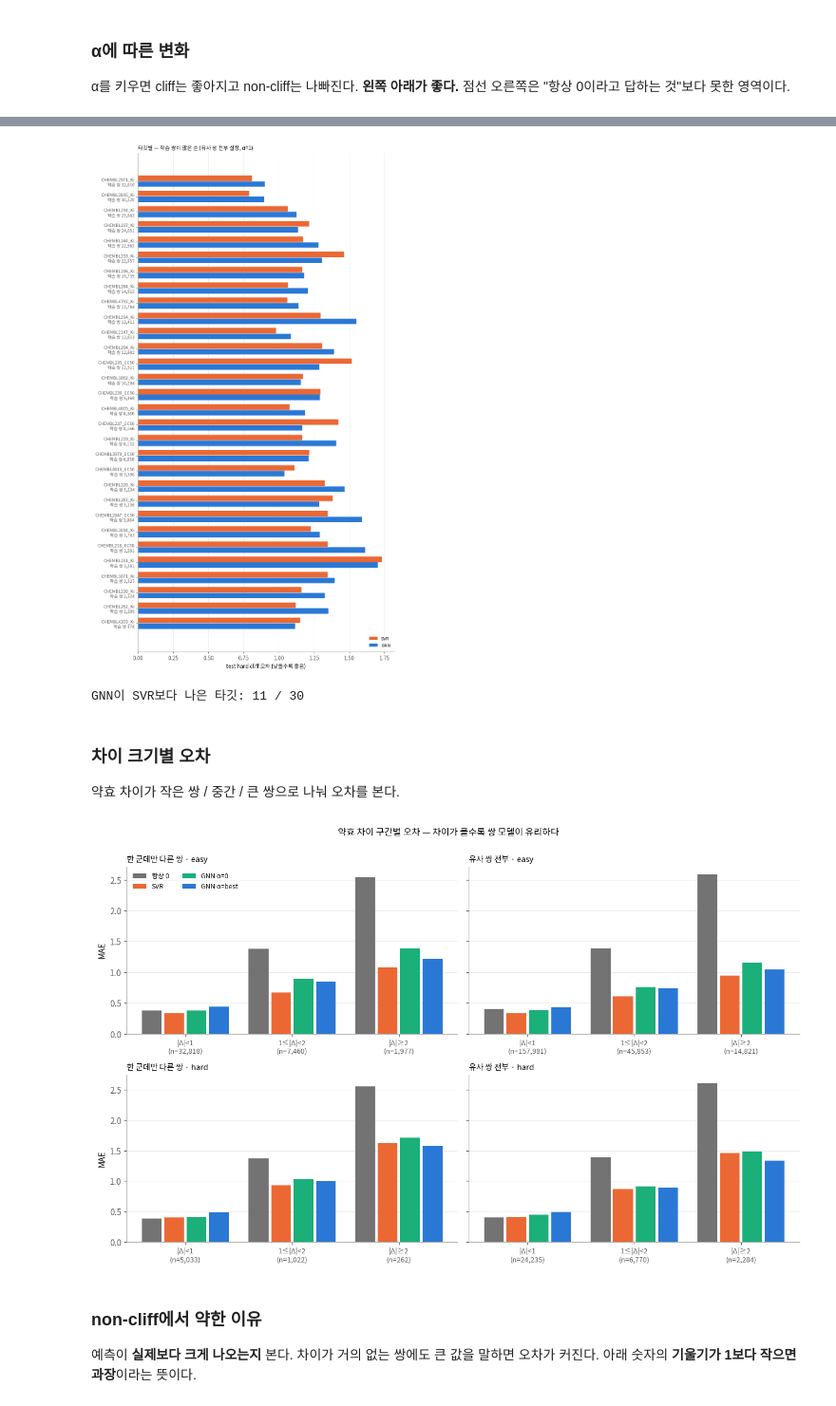
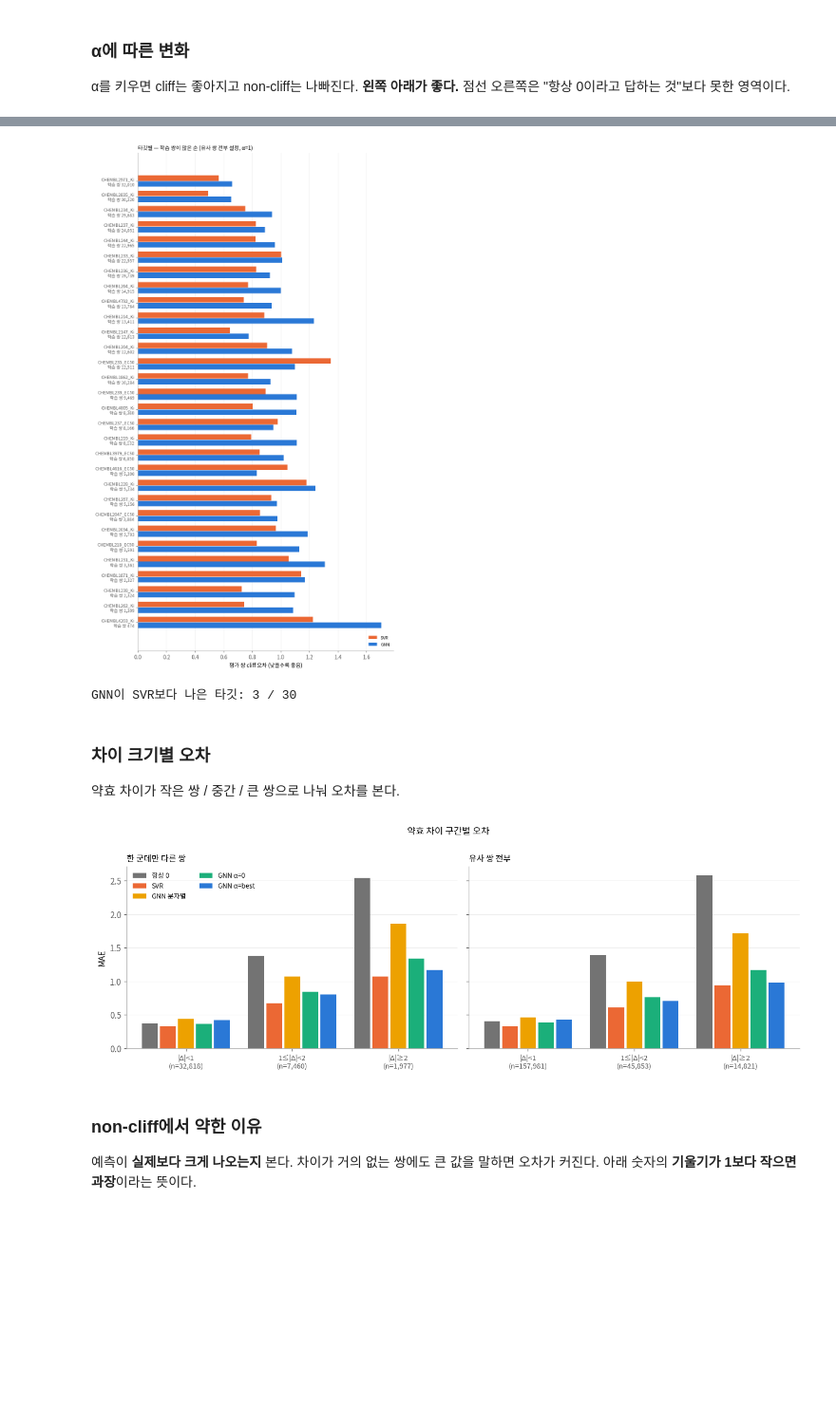
Before and after one commit to dlrudgms1234-commits/capstone, a Jupyter notebook: ac_pipeline.ipynb, the cells around one changed output, grey strips where cells are left out. Shown at 95% size. Saved outputs shown, nothing was run; the diff lists cells and outputs as text; code cells hidden in the pictures; blank space fills up the shorter version.

```diff
--- a/ac_pipeline.ipynb
+++ b/ac_pipeline.ipynb
@@ -275,6 +285,6 @@ print(f'쌍 {len(pairs):,}개  |  cliff {pairs.is_cliff.sum():,}개 ({pairs.is_c
 # %%
 def sim_pairs(target):
-    """유사도 조건만 만족하는 쌍 전부 (모든 난이도). 공통 구조 계산이 없어 지문 비교만 하면 된다"""
+    """유사도 조건만 만족하는 쌍 전부 (모든 split 조합). 공통 구조 계산이 없어 지문 비교만 하면 된다"""
     path = f'{PAIRS}/{target}_simall.pkl'
     if os.path.exists(path):
         return pd.read_pickle(path)
@@ -294,7 +304,7 @@ def sim_pairs(target):
 
 # 한 군데만 다른 쌍의 편집 정보를 유사 쌍 표에 옮겨 붙인다
 info = pairs.set_index(['target', 'i', 'j'])[['edit', 'atoms_a', 'atoms_b']]
-pairs_all = pd.concat([sim_pairs(t).assign(target=t) for t in DEV_TARGETS], ignore_index=True) \
+pairs_all = keep_anchored(pd.concat([sim_pairs(t).assign(target=t) for t in DEV_TARGETS], ignore_index=True)) \
               .join(info, on=['target', 'i', 'j'])
 assert pairs_all.edit.notna().sum() == len(info), '한 군데만 다른 쌍은 모두 유사 쌍 안에 있어야 한다'
 pairs_all['edit'] = pairs_all.edit.fillna('multi')
@@ -909,15 +1291,15 @@ print(open(f'{RUNS}/train.log').read()[-3000:])
 LABEL = {'single': '한 군데만 다른 쌍', 'all': '유사 쌍 전부'}
 
 def seed_rmse(df, a, mask=None):
-    """시드 3개의 RMSE를 배열로"""
+    """시드 3개의 RMSE를 배열로. a='mol'이면 분자별 GNN"""
     d = df if mask is None else df[mask]
-    return np.array([rmse(d[f'pred_gnn_a{a}_s{s}'], d.delta) for s in SEEDS])
+    col = 'pred_gnnmol_s{}' if a == 'mol' else f'pred_gnn_a{a}_s{{}}'
+    return np.array([rmse(d[col.format(s)], d.delta) for s in SEEDS])
 
 ALPHA_TABLES, BEST = {}, {}
 for st, pset in RESULTS.items():
     v = pset[pset.split.str.startswith('val')]
     at = pd.DataFrame({str(a): {'val cliff': seed_rmse(v, a, v.is_cliff).mean(),
-                                'val cliff 폭': np.ptp(seed_rmse(v, a, v.is_cliff)),
                                 'val non-cliff': seed_rmse(v, a, ~v.is_cliff).mean(),
                                 'val all': seed_rmse(v, a).mean()} for a in ALPHAS}).T.rename_axis('alpha')
     ALPHA_TABLES[st], BEST[st] = at, at['val cliff'].idxmin()
@@ -968,6 +1356,6 @@ fig.tight_layout(); plt.show()
 # %%
-MODELS = ['zero', 'svr', 'gnn_a0', 'gnn_best']
-display(pd.concat({LABEL[st]: pd.concat({m: rmse_table(pset, f'pred_{m}').loc[['test_easy', 'test_hard']]
+MODELS = ['zero', 'svr', 'gnnmol', 'gnn_a0', 'gnn_best']
+display(pd.concat({LABEL[st]: pd.concat({m: rmse_table(pset, f'pred_{m}').loc[['test']]
                                          for m in MODELS}, axis=1)
                    for st, pset in RESULTS.items()}).round(3))
 for st, pset in RESULTS.items():
@@ -1058,7 +1665,7 @@ display(pd.concat({LABEL[st]: t for st, t in ALPHA_TABLES.items()}).round(3))
 # %%
 pset = RESULTS['all']
-hard = pset[(pset.split == 'test_hard') & pset.is_cliff]
-per = pd.DataFrame({m: {t: rmse(d[f'pred_{m}'], d.delta) for t, d in hard.groupby('target')}
+tc = pset[(pset.split == 'test') & pset.is_cliff]
+per = pd.DataFrame({m: {t: rmse(d[f'pred_{m}'], d.delta) for t, d in tc.groupby('target')}
                     for m in ['svr', 'gnn_best']})
 per['n_train'] = pset[pset.split == 'train'].target.value_counts()
 per = per.sort_values('n_train')
@@ -1067,15 +1674,15 @@ fig, a_ = plt.subplots(figsize=(8, max(3.6, 0.42 * len(per) + 1.2)))
 y, hgt = np.arange(len(per)), 0.36
 a_.barh(y + hgt / 2 * 1.06, per.svr, hgt, color=C2, label='SVR', zorder=2)
 a_.barh(y - hgt / 2 * 1.06, per.gnn_best, hgt, color=C1, label='GNN', zorder=2)
-a_.set(yticks=y, xlabel='test hard cliff 오차 (낮을수록 좋음)')
+a_.set(yticks=y, xlabel='평가 쌍 cliff 오차 (낮을수록 좋음)')
 a_.set_yticklabels([f'{t}\n학습 쌍 {n:,}' for t, n in zip(per.index, per.n_train)], fontsize=8)
 a_.legend(fontsize=8, frameon=False, loc='lower right'); a_.grid(axis='y', visible=False); tidy(a_)
 a_.set_title(f'타깃별 — 학습 쌍이 많은 순 (유사 쌍 전부 설정, α={BEST["all"]})', loc='left', fontsize=10)
 fig.tight_layout(); plt.show()
 print(f'GNN이 SVR보다 나은 타깃: {int((per.gnn_best < per.svr).sum())} / {len(per)}')
 # %% [output]
-[figure, old version]
+[figure, new version]
-GNN이 SVR보다 나은 타깃: 11 / 30
+GNN이 SVR보다 나은 타깃: 3 / 30
 # %% [markdown]
 ### 차이 크기별 오차
 
@@ -1091,25 +1698,23 @@ for st, pset in RESULTS.items():
     m.insert(0, 'n', t_.assign(b=b).groupby(['split', 'b'], observed=True).size())
     MAES[st] = m
 # %%
-LBL = {'zero': '항상 0', 'svr': 'SVR', 'gnn_a0': 'GNN α=0', 'gnn_best': 'GNN α=best'}
-fig, axes = plt.subplots(2, 2, figsize=(12, 7.4), sharey='row')
-for col, (st, mae) in enumerate(MAES.items()):
-    for row, sp in enumerate(['test_easy', 'test_hard']):
-        a_ = axes[row, col]
-        w = 0.21
-        for i, (m, c) in enumerate(zip(MODELS, [MUTED, C2, C3, C1])):
-            v = [mae.loc[(sp, b), m] for b in BUCKETS]
-            a_.bar(np.arange(3) + (i - 1.5) * w, v, w * 0.88, color=c, label=LBL[m], zorder=2)
-        a_.set(xticks=range(3))
-        a_.set_xticklabels([f'{b}\n(n={int(mae.loc[(sp, b), "n"]):,})' for b in BUCKETS], fontsize=8.5)
-        a_.set_title(f'{LABEL[st]} · {"easy" if row == 0 else "hard"}', loc='left', fontsize=9.5)
-        a_.grid(axis='x', visible=False); tidy(a_)
-axes[0, 0].set_ylabel('MAE'); axes[1, 0].set_ylabel('MAE')
-axes[0, 0].legend(fontsize=8, frameon=False, ncol=2)
-fig.suptitle('약효 차이 구간별 오차 — 차이가 클수록 쌍 모델이 유리하다', y=1.0, fontsize=11)
+LBL = {'zero': '항상 0', 'svr': 'SVR', 'gnnmol': 'GNN 분자별', 'gnn_a0': 'GNN α=0', 'gnn_best': 'GNN α=best'}
+fig, axes = plt.subplots(1, 2, figsize=(12, 4.2), sharey=True)
+for a_, (st, mae) in zip(axes, MAES.items()):
+    w = 0.17
+    for i, (m, c) in enumerate(zip(MODELS, [MUTED, C2, C4, C3, C1])):
+        v = [mae.loc[('test', b), m] for b in BUCKETS]
+        a_.bar(np.arange(3) + (i - 2) * w, v, w * 0.88, color=c, label=LBL[m], zorder=2)
+    a_.set(xticks=range(3))
+    a_.set_xticklabels([f'{b}\n(n={int(mae.loc[("test", b), "n"]):,})' for b in BUCKETS], fontsize=8.5)
+    a_.set_title(LABEL[st], loc='left', fontsize=10)
+    a_.grid(axis='x', visible=False); tidy(a_)
+axes[0].set_ylabel('MAE')
+axes[0].legend(fontsize=8, frameon=False, ncol=2)
+fig.suptitle('약효 차이 구간별 오차', y=1.0, fontsize=11)
 fig.tight_layout(); plt.show()
 # %% [output]
-[figure, old version]
+[figure, new version]
 # %% [markdown]
 ### non-cliff에서 약한 이유
 
```
Also changed, not shown: parts of 40 cells of this notebook, 1 other file.
